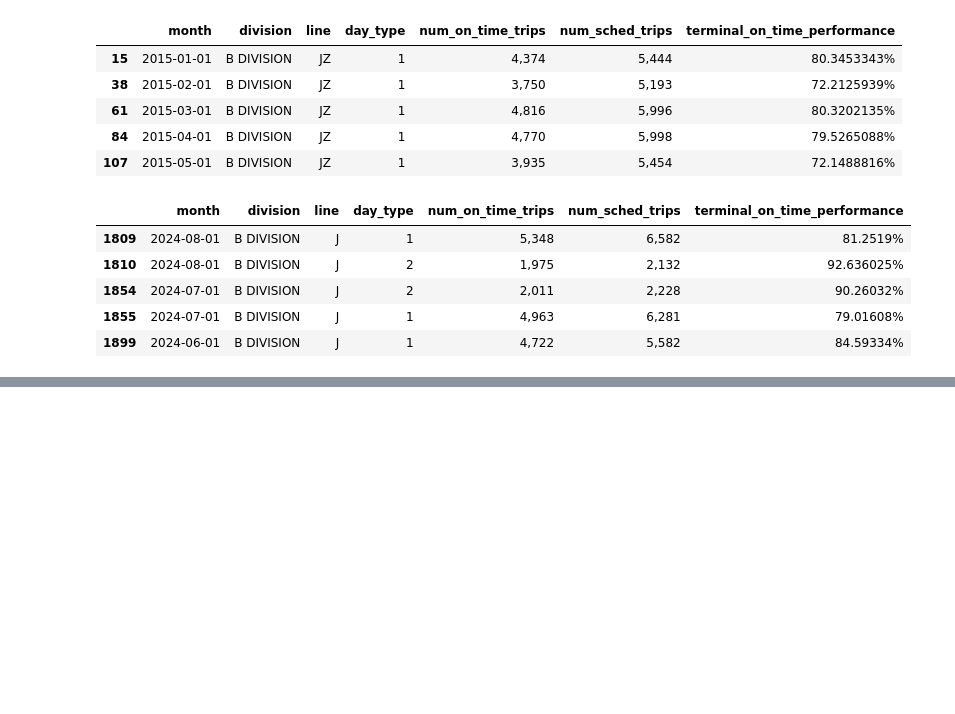
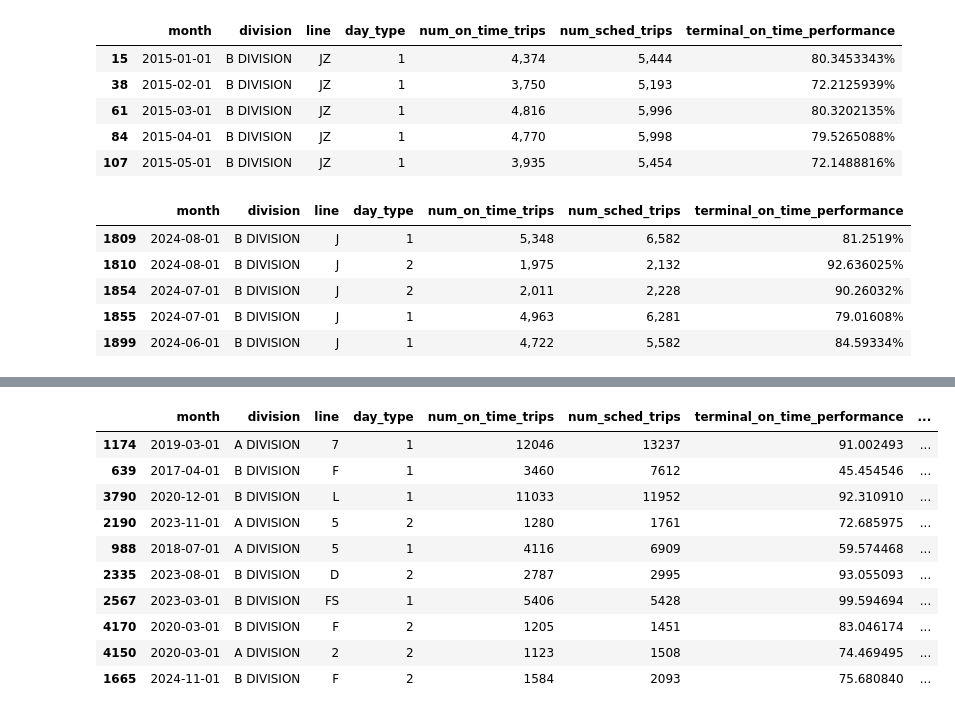
Before and after one commit to tali0n-git/NYC_Public_Schools_Analysis, a Jupyter notebook: MTA_Data_Analysis_Notebooks/MTA_On-Time_Performance_EDA.ipynb, the cells around one changed output, grey strips where cells are left out. Cells and saved outputs as stored; diff of their text form; code cells hidden in the pictures; blank space fills up the shorter version.

```diff
--- a/MTA_Data_Analysis_Notebooks/MTA_On-Time_Performance_EDA.ipynb
+++ b/MTA_Data_Analysis_Notebooks/MTA_On-Time_Performance_EDA.ipynb
@@ -55 +127,4 @@ mta_time_1[10:20]
+# %%
+mta_time_1['line'] = mta_time_1['line'].apply(lambda line: 'FS' if line == 'S Fkln' else 'GS' if line == 'S 42nd' else 'RS' if line == 'S Rock' else line)
+mta_time_2['line'] = mta_time_2['line'].apply(lambda line: 'FS' if line == 'S Fkln' else 'GS' if line == 'S 42nd' else 'RS' if (line == 'S Rock' or line == 'H') else line)
 # %%
@@ -133,0 +233,10 @@ J_df.head()
+# %%
+# Datetime conversion:
+mta_time_df['month'] = pd.to_datetime(mta_time_df['month'], format='%Y-%m-%d')
+# %%
+# Int conversion:
+mta_time_df['num_on_time_trips'] = mta_time_df['num_on_time_trips'].apply(lambda x: int(x.replace(',', '')))
+mta_time_df['num_sched_trips'] = mta_time_df['num_sched_trips'].apply(lambda x: int(x.replace(',', '')))
+# %%
+# Float conversion:
+mta_time_df['terminal_on_time_performance'] = mta_time_df['terminal_on_time_performance'].apply(lambda x: float(x.replace('%', '')))
@@ -133,0 +266,16 @@ J_df.head()
+# %%
+mta_time_df['Daytime Routes'] = mta_time_df['line'].apply(lambda line: 'Z' if line == 'JZ' else line)
+
+mta_time_df.sample(10)
+# %% [output]
+|  | month | division | line | day_type | num_on_time_trips | num_sched_trips | terminal_on_time_performance | ... |
+| 1174 | 2019-03-01 | A DIVISION | 7 | 1 | 12046 | 13237 | 91.002493 | ... |
+| 639 | 2017-04-01 | B DIVISION | F | 1 | 3460 | 7612 | 45.454546 | ... |
+| 3790 | 2020-12-01 | B DIVISION | L | 1 | 11033 | 11952 | 92.310910 | ... |
+| 2190 | 2023-11-01 | A DIVISION | 5 | 2 | 1280 | 1761 | 72.685975 | ... |
+| 988 | 2018-07-01 | A DIVISION | 5 | 1 | 4116 | 6909 | 59.574468 | ... |
+| 2335 | 2023-08-01 | B DIVISION | D | 2 | 2787 | 2995 | 93.055093 | ... |
+| 2567 | 2023-03-01 | B DIVISION | FS | 1 | 5406 | 5428 | 99.594694 | ... |
+| 4170 | 2020-03-01 | B DIVISION | F | 2 | 1205 | 1451 | 83.046174 | ... |
+| 4150 | 2020-03-01 | A DIVISION | 2 | 2 | 1123 | 1508 | 74.469495 | ... |
+| 1665 | 2024-11-01 | B DIVISION | F | 2 | 1584 | 2093 | 75.680840 | ... |
```
Also changed, not shown: parts of 20 cells of this notebook.
